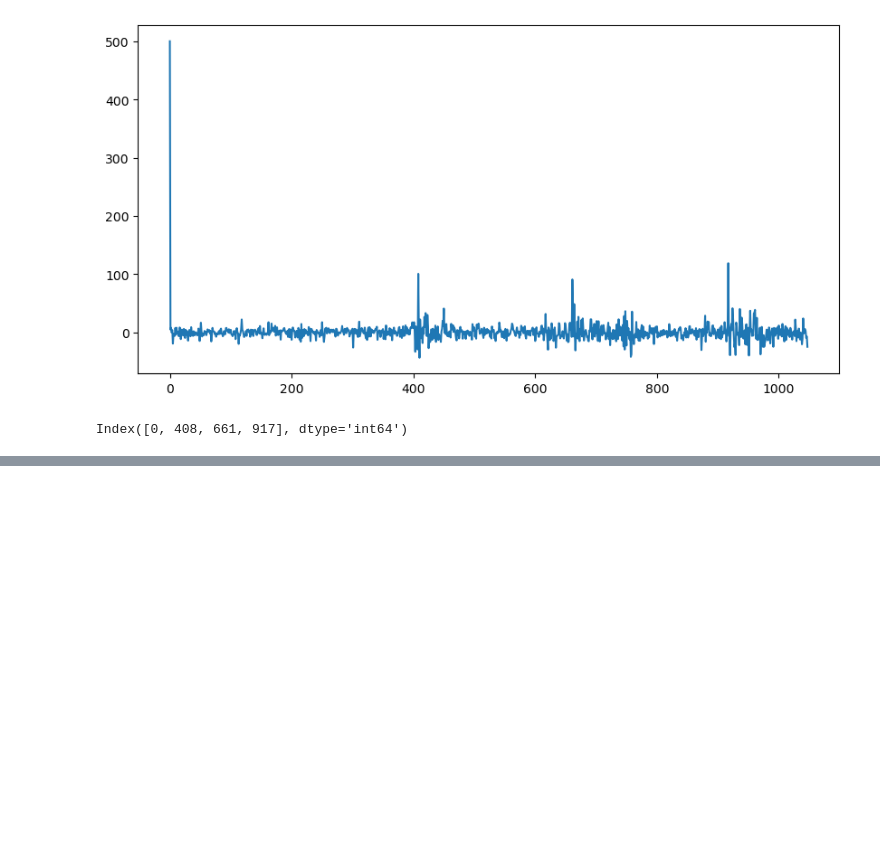
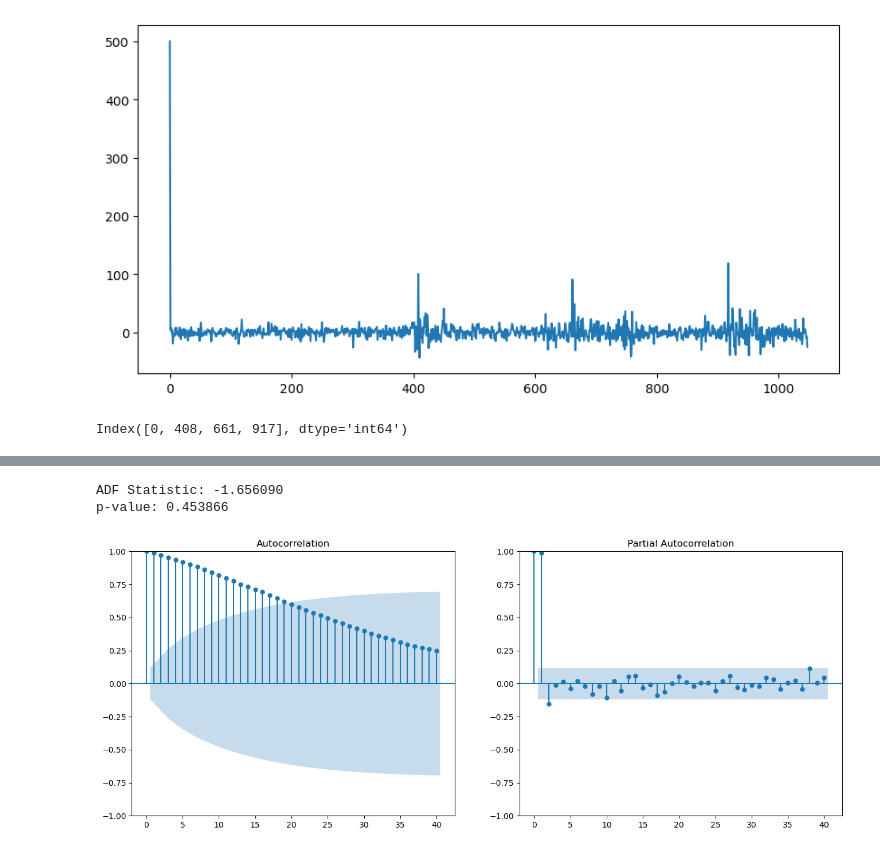
Before and after one commit to WItso/my_portfolio, a Jupyter notebook: Projects/Grain2.ipynb, the cells around one changed output, grey strips where cells are left out. Cells and saved outputs as stored; diff of their text form; code cells hidden in the pictures; blank space fills up the shorter version.

```diff
--- a/Projects/Grain2.ipynb
+++ b/Projects/Grain2.ipynb
@@ -140,0 +180,7 @@ mor
+# %%
+
+df = df[['Date', 'Price']]
+
+weekly_data = df.resample('W', on='Date').mean()
+
+print(weekly_data.head())
@@ -140,0 +195,18 @@ mor
+# %%
+adf_test = adfuller(weekly_data['Price'])
+
+print('ADF Statistic: %f'% adf_test[0])
+print('p-value: %f'% adf_test[1])
+# %% [output]
+ADF Statistic: -1.656090
+p-value: 0.453866
+# %%
+fig, axes = plt.subplots(1, 2, figsize=(16, 6))
+
+plot_acf(weekly_data['Price'], lags=40, alpha=0.05, ax=axes[0])
+plot_pacf(weekly_data['Price'], lags=40, alpha=0.05, ax=axes[1], method='ywm')
+
+plt.tight_layout
+plt.show()
+# %% [output]
+[figure, added]
```
Also changed, not shown: parts of 11 cells of this notebook, 2 other files.
